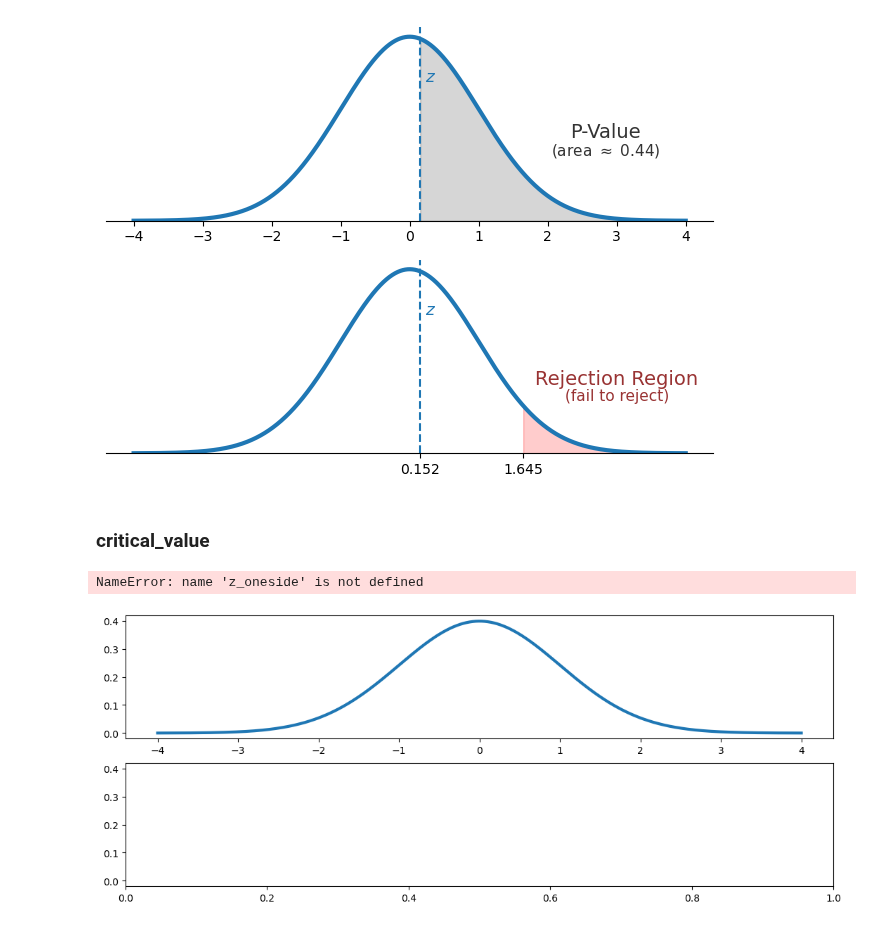
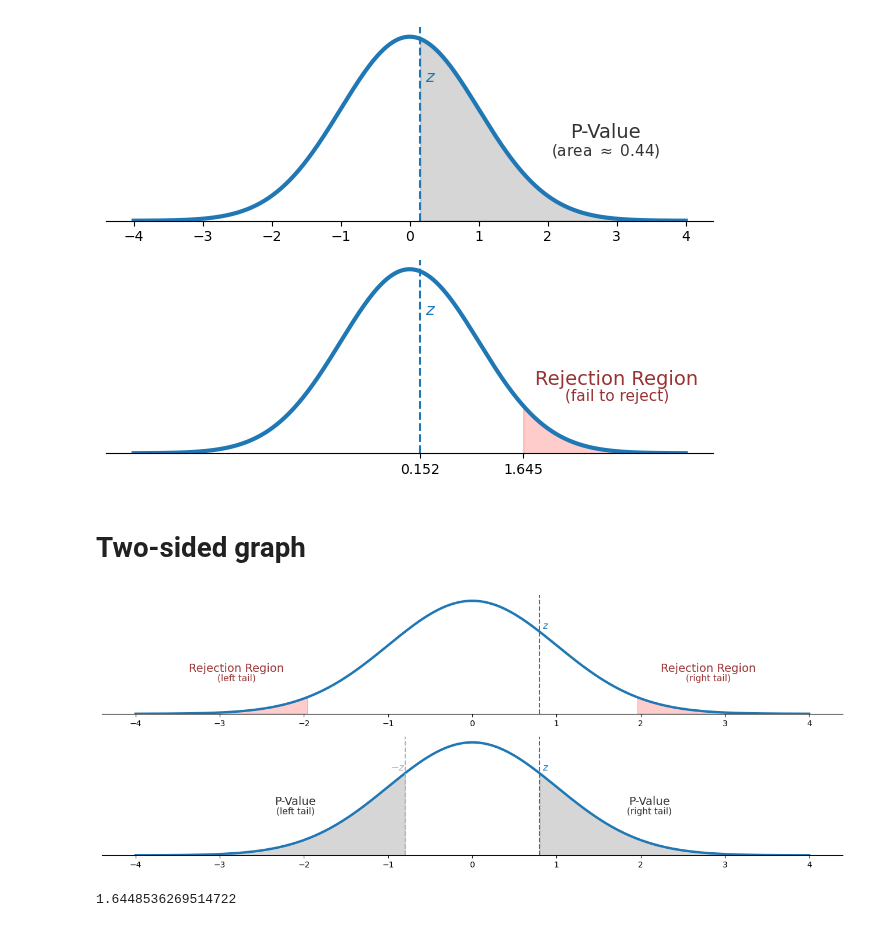
Before and after one commit to alexanderthclark/Stats1101, a Jupyter notebook: helpers/hypothesisTestingHelper.ipynb, the cells around one changed output. Cells and saved outputs as stored; diff of their text form; code cells hidden in the pictures.

```diff
--- a/helpers/hypothesisTestingHelper.ipynb
+++ b/helpers/hypothesisTestingHelper.ipynb
@@ -171,10 +127,13 @@ plt.savefig("../book/images/onesidedHT.svg", transparent=True)
 # %% [output]
 [figure]
 # %% [markdown]
-### critical_value
+# Two-sided graph
 # %%
 import matplotlib.pyplot as plt
 import numpy as np
+
+
+z_oneside = 0.8
 
 x = np.linspace(-4,4, 100_000)
 norm_pdf = stats.norm.pdf(x)
@@ -186,36 +145,75 @@ fig, axs = plt.subplots(2, 1, figsize = (13,5),
 for ax in axs:
     # add normal curve
     ax.plot(x, norm_pdf, lw = 3)
 
     # add z stat
     ax.axvline(z_oneside, linestyle = 'dashed')
     ax.text(z_oneside, 0.3, ' $z$', ha = 'left', size = 12, color = 'C0')
 
     # Clean plot
     for s in 'left', 'right', 'top':
         ax.spines[s].set_visible(False)
         ax.yaxis.set_ticks([])
         ax.set_ylim(0,.42)
 
 
 # draw rejection region
 ax = axs[0]
 alpha = .05
-critical_value = stats.norm.ppf(1 - alpha) # for one-sided
+critical_value = stats.norm.ppf(1 - alpha/2) # for one-sided
 rejection_x = x[x>critical_value]
 ax.fill_between(rejection_x, norm_pdf[-len(rejection_x):], color = 'red', alpha = 0.2)
-ax.text(1.8, .14, 'Rejection Region', fontsize = 19, color = (.6, .2, .2))
+ax.text(2.8, .14, 'Rejection Region', fontsize = 14, color = (.6, .2, .2),
+           va = 'bottom',
+           ha = 'center')
+ax.text(2.8, .14, '(right tail)', fontsize = 11, color = (.6, .2, .2),
+            va = 'top',
+            ha = 'center')
+
+# rejection left
+rejection_x = x[x<-critical_value]
+ax.fill_between(rejection_x, norm_pdf[:len(rejection_x)], color = 'red', alpha = 0.2)
+ax.text(-2.8, .14, 'Rejection Region', fontsize = 14, color = (.6, .2, .2),
+           va = 'bottom',
+           ha = 'center')
+ax.text(-2.8, .14, '(left tail)', fontsize = 11, color = (.6, .2, .2),
+            va = 'top',
+            ha = 'center')
 
 # shade p-value
 ax = axs[1]
 more_extreme_x = x[x>z_oneside]
 ax.fill_between(more_extreme_x, norm_pdf[-len(more_extreme_x):], color = (.2, .2, .2), alpha = 0.2)
-ax.text(2, .17, 'P-Value', fontsize = 19, color = (.2, .2, .2))
+#ax.text(2, .17, 'P-Value', fontsize = 19, color = (.2, .2, .2))
+ax.text(2.1, .17, 'P-Value', fontsize = 14, color = (.2, .2, .2),
+           va = 'bottom',
+       ha = 'center')
+ax.text(2.1, .17, r'(right tail)', fontsize = 11, color = (.2, .2, .2),
+           va = 'top',
+       ha = 'center')
+
+ax.text(-2.1, .17, 'P-Value', fontsize = 14, color = (.2, .2, .2),
+           va = 'bottom',
+       ha = 'center')
+ax.text(-2.1, .17, r'(left tail)', fontsize = 11, color = (.2, .2, .2),
+           va = 'top',
+       ha = 'center')
+
+more_extreme_x = x[x<-z_oneside]
+ax.fill_between(more_extreme_x, norm_pdf[:len(more_extreme_x)], color = (.2, .2, .2), alpha = 0.2)
+
+lightgray = np.ones(3)*.7
+ax.axvline(-z_oneside, linestyle = 'dashed', color = lightgray)
+ax.text(-z_oneside, 0.3, s = r'$-z$ ',
+       ha = 'right', color = lightgray, size = 12)
 
 #ax.set_title("One-sided Test", fontsize = 15)
 fig.tight_layout()
-#fig.savefig("onesidedtest.pdf")
+fig.savefig("../book/images/twosidedHT.svg", transparent=True)
 fig.show()
 # %% [output]
-NameError: name 'z_oneside' is not defined
-[figure, old version]
+[figure, new version]
+# %%
+critical_value
+# %% [output]
+1.6448536269514722
```
Also changed, not shown: parts of 7 cells of this notebook, 3 other files.
